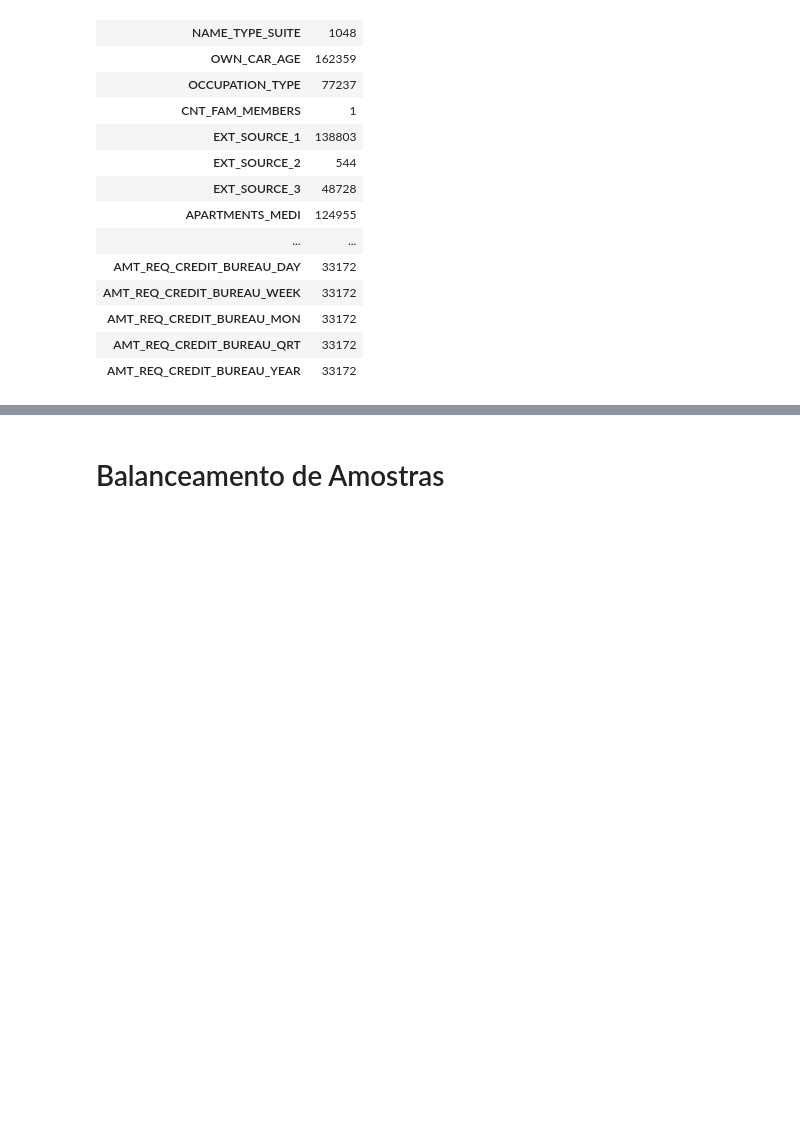
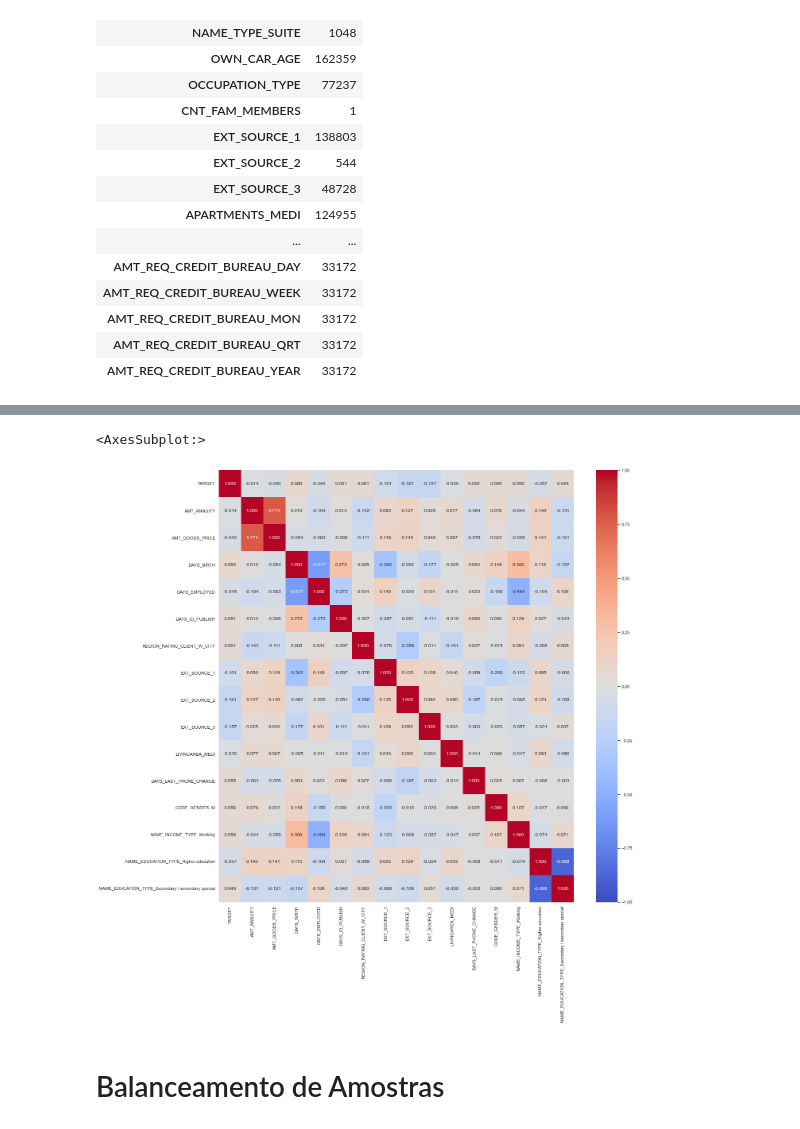
Before and after one commit to juliolimoli/projeto_dados, a Jupyter notebook: parte_DS_final.ipynb, the cells around one changed output, grey strips where cells are left out. Cells and saved outputs as stored; diff of their text form; code cells hidden in the pictures; blank space fills up the shorter version.

```diff
--- a/parte_DS_final.ipynb
+++ b/parte_DS_final.ipynb
@@ -123,3 +168,19 @@ for col in cols_w_null_values.index:
+# %%
+df_dummies_rfc_15 = df_dummies_rfc_19.drop(['NAME_INCOME_TYPE_Pensioner', 'ORGANIZATION_TYPE_XNA', 'AMT_CREDIT', 'FLAG_EMP_PHONE'], axis=1)
+# %%
+plt.figure(figsize=(20,20))
+
+sns.heatmap(
+    data=df_dummies_rfc_15.corr(),
+    cmap='coolwarm',
+    annot=True,
+    vmax=1,
+    vmin=-1,
+    fmt='.3f'
+    )
+# %% [output]
+<AxesSubplot:>
+[figure, added]
 # %% [markdown]
 # Balanceamento de Amostras
 # %%
```
Also changed, not shown: parts of 39 cells of this notebook, 1 other file.
